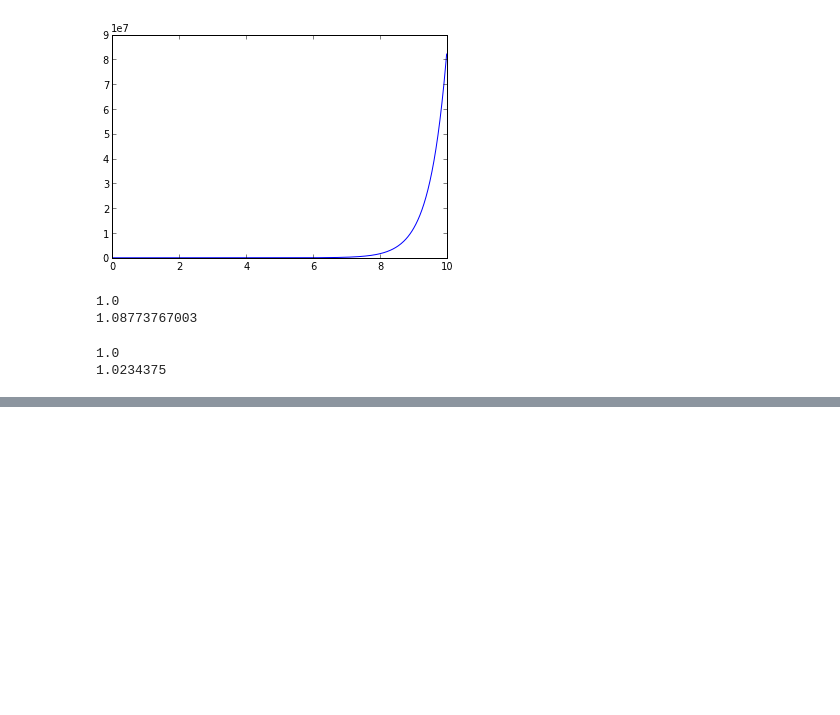
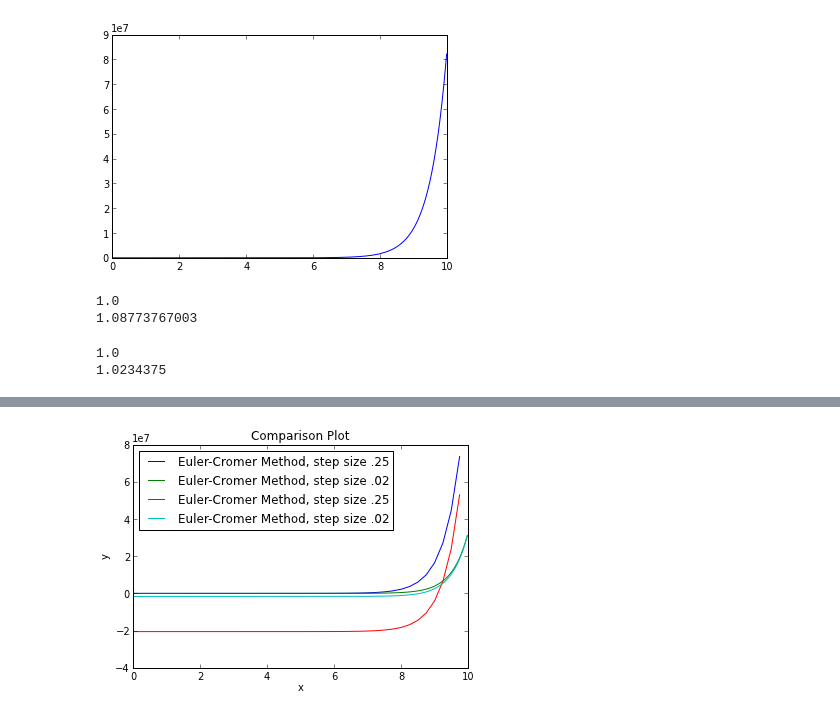
Before and after one commit to ipowellPHYS202/PHYS202-S13, a Jupyter notebook: Week7/Thursdaynotes.ipynb, the cells around one changed output, grey strips where cells are left out. Saved outputs shown, nothing was run; the diff lists cells and outputs as text; code cells hidden in the pictures; blank space fills up the shorter version.

```diff
--- a/Week7/Thursdaynotes.ipynb
+++ b/Week7/Thursdaynotes.ipynb
@@ -92,0 +137,12 @@ show()
+# %%
+plot(x3,f(x3)-y3, label = "Euler-Cromer Method, step size .25")
+plot(x5,f(x5)-y5, label = "Euler-Cromer Method, step size .02")
+plot(x4,f(x4)-y4, label = "Euler-Cromer Method, step size .25")
+plot(x6,f(x6)-y6, label = "Euler-Cromer Method, step size .02")
+xlabel('x')
+ylabel('y')
+title('Comparison Plot')
+legend(loc = 0)
+show()
+# %% [output]
+[figure, added]
```
Also changed, not shown: parts of 4 cells of this notebook, 1 other file.
